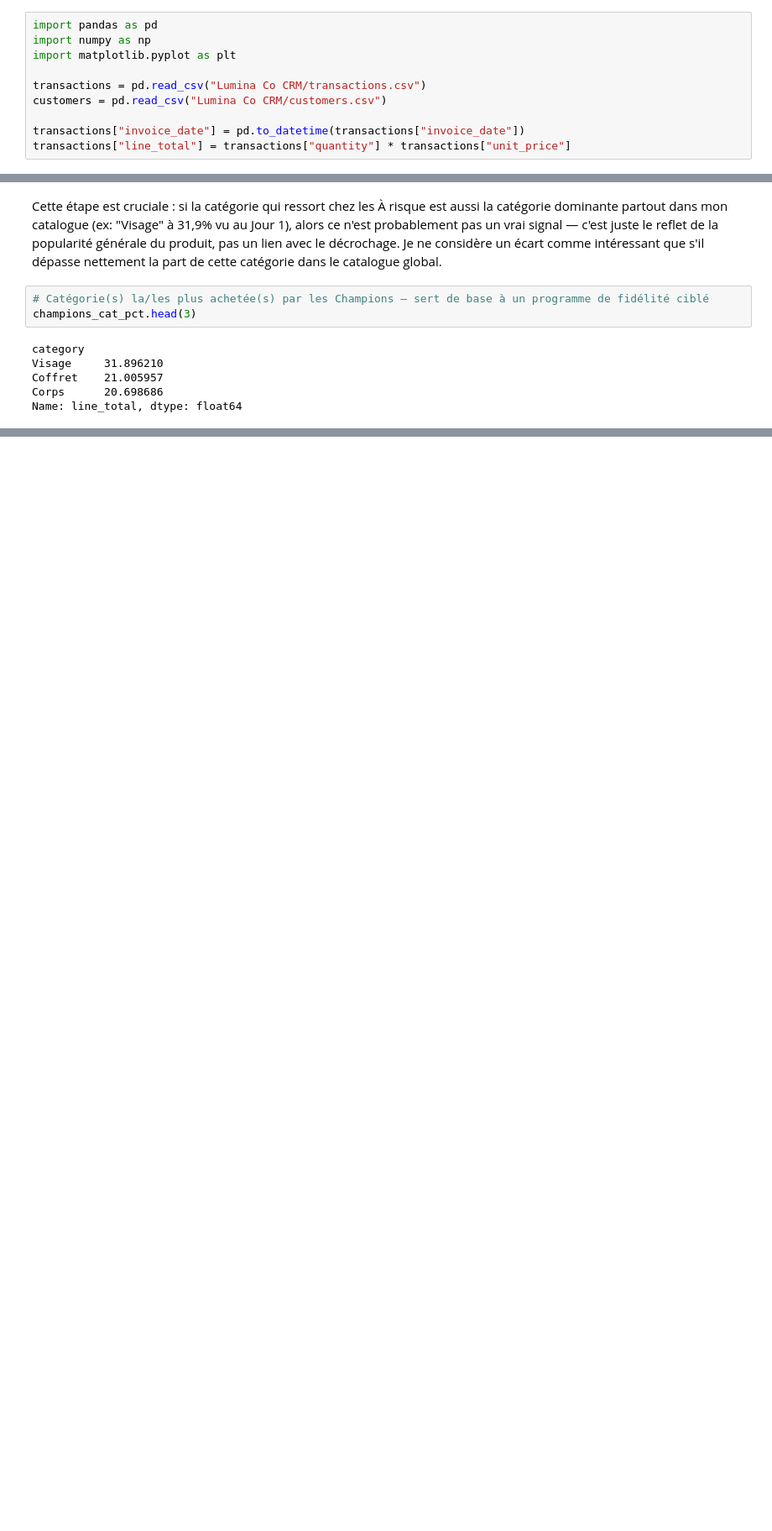
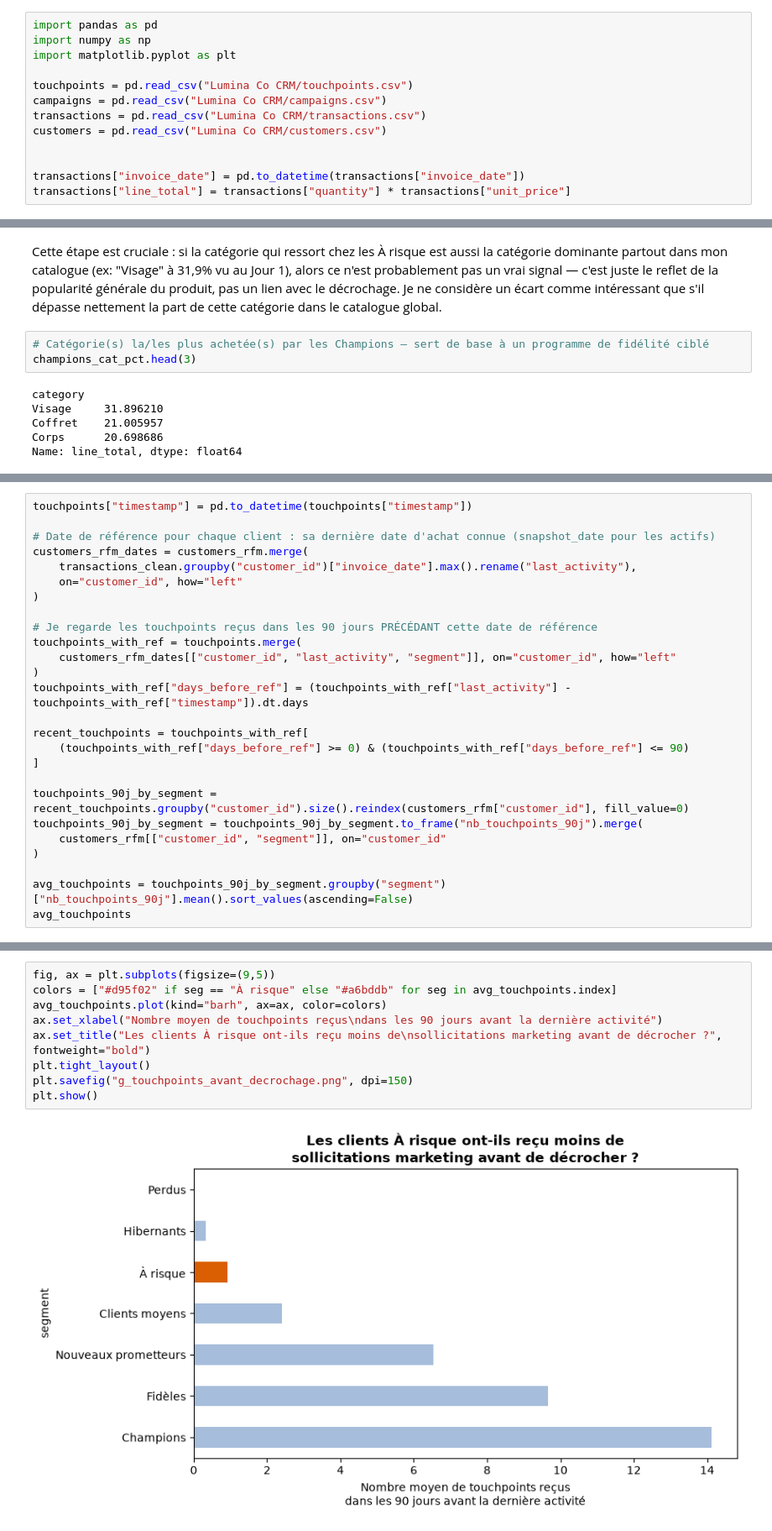
Before and after one commit to AnjaraAndriatseheno/Projet_CRM, a Jupyter notebook: TP2.ipynb, the cells around one changed output, grey strips where cells are left out. Shown at 84% size. Cells and saved outputs as stored; diff of their text form; blank space fills up the shorter version.

```diff
--- a/TP2.ipynb
+++ b/TP2.ipynb
@@ -5,9 +5,12 @@ import pandas as pd
 import numpy as np
 import matplotlib.pyplot as plt
 
+touchpoints = pd.read_csv("Lumina Co CRM/touchpoints.csv")
+campaigns = pd.read_csv("Lumina Co CRM/campaigns.csv")
 transactions = pd.read_csv("Lumina Co CRM/transactions.csv")
 customers = pd.read_csv("Lumina Co CRM/customers.csv")
 
+
 transactions["invoice_date"] = pd.to_datetime(transactions["invoice_date"])
 transactions["line_total"] = transactions["quantity"] * transactions["unit_price"]
 # %%
@@ -434,0 +489,26 @@ Name: line_total, dtype: float64
+# %%
+touchpoints["timestamp"] = pd.to_datetime(touchpoints["timestamp"])
+
+# Date de référence pour chaque client : sa dernière date d'achat connue (snapshot_date pour les actifs)
+customers_rfm_dates = customers_rfm.merge(
+    transactions_clean.groupby("customer_id")["invoice_date"].max().rename("last_activity"),
+    on="customer_id", how="left"
+)
+
+# Je regarde les touchpoints reçus dans les 90 jours PRÉCÉDANT cette date de référence
+touchpoints_with_ref = touchpoints.merge(
+    customers_rfm_dates[["customer_id", "last_activity", "segment"]], on="customer_id", how="left"
+)
+touchpoints_with_ref["days_before_ref"] = (touchpoints_with_ref["last_activity"] - touchpoints_with_ref["timestamp"]).dt.days
+
+recent_touchpoints = touchpoints_with_ref[
+    (touchpoints_with_ref["days_before_ref"] >= 0) & (touchpoints_with_ref["days_before_ref"] <= 90)
+]
+
+touchpoints_90j_by_segment = recent_touchpoints.groupby("customer_id").size().reindex(customers_rfm["customer_id"], fill_value=0)
+touchpoints_90j_by_segment = touchpoints_90j_by_segment.to_frame("nb_touchpoints_90j").merge(
+    customers_rfm[["customer_id", "segment"]], on="customer_id"
+)
+
+avg_touchpoints = touchpoints_90j_by_segment.groupby("segment")["nb_touchpoints_90j"].mean().sort_values(ascending=False)
+avg_touchpoints
@@ -434,0 +525,11 @@ Name: line_total, dtype: float64
+# %%
+fig, ax = plt.subplots(figsize=(9,5))
+colors = ["#d95f02" if seg == "À risque" else "#a6bddb" for seg in avg_touchpoints.index]
+avg_touchpoints.plot(kind="barh", ax=ax, color=colors)
+ax.set_xlabel("Nombre moyen de touchpoints reçus\ndans les 90 jours avant la dernière activité")
+ax.set_title("Les clients À risque ont-ils reçu moins de\nsollicitations marketing avant de décrocher ?", fontweight="bold")
+plt.tight_layout()
+plt.savefig("g_touchpoints_avant_decrochage.png", dpi=150)
+plt.show()
+# %% [output]
+[figure, added]
```
Also changed, not shown: parts of 6 cells of this notebook, 1 other file.
